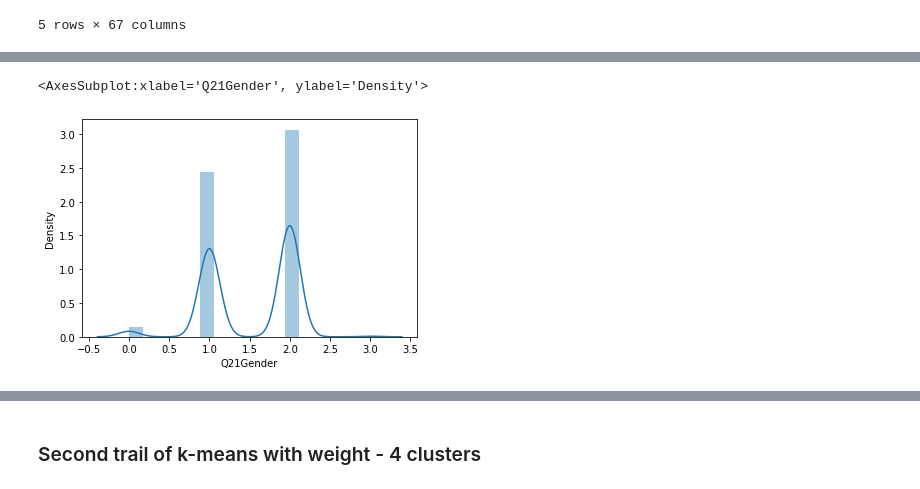
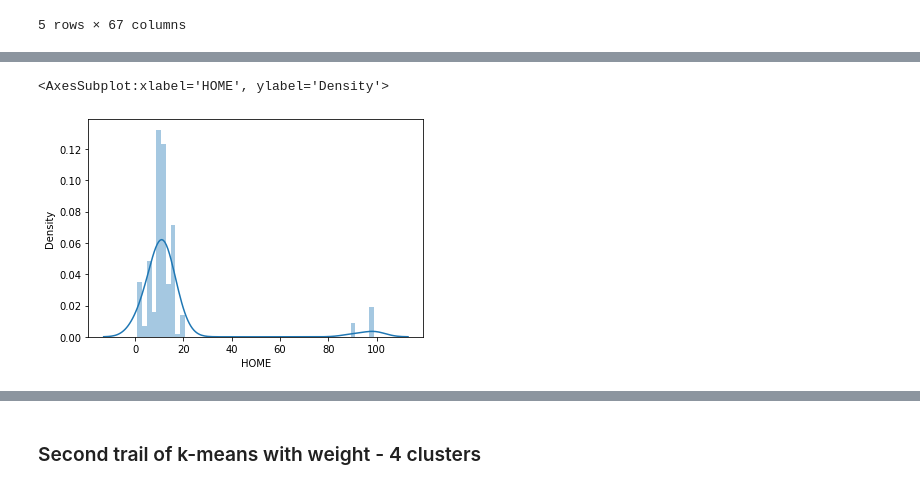
Before and after one commit to a-smaruj/Segmentacja, a Jupyter notebook: main.ipynb, the cells around one changed output, grey strips where cells are left out. Saved outputs shown, nothing was run; the diff lists cells and outputs as text; code cells hidden in the pictures.

```diff
--- a/main.ipynb
+++ b/main.ipynb
@@ -173,6 +178,0 @@ data_2018_numeric.head()
-# %%
-data_2018['Q7MEAN'] = data_2018.loc[:, ['Q7ART', 'Q7FOOD', 'Q7STORE', 'Q7SIGN', 'Q7WALKWAY', 'Q7SCREENS', 'Q7INFODOWN', 'Q7INFOUP', 'Q7WIFI', 'Q7ROADS', 'Q7PARK', 'Q7AIRTRAIN', 'Q7LTPARKING', 'Q7RENTAL']].mean(axis=1)
-# %%
-data_2018 = data_2018.astype({'Q7MEAN': 'int64'})
-data_2018 = data_2018.astype({'Q7ALL': 'int64'})
-data_2018['Q7MEAN'].corr(data_2018['Q7ALL'])
@@ -423,7 +425,7 @@ data_2018_numeric_nn.loc[data_2018_numeric_nn['clusters'] == 2].describe()
 8 rows × 67 columns
 # %%
 plt.figure()
-sns.distplot(data_2018_numeric_nn.loc[data_2018_numeric_nn['clusters'] == 0].Q21Gender)
+sns.distplot(data_2018_numeric_nn.loc[data_2018_numeric_nn['clusters'] == 0].HOME)
 # %% [output]
-<AxesSubplot:xlabel='Q21Gender', ylabel='Density'>
+<AxesSubplot:xlabel='HOME', ylabel='Density'>
-[figure, old version]
+[figure, new version]
```
Also changed, not shown: parts of 33 cells of this notebook, 1 other file.
